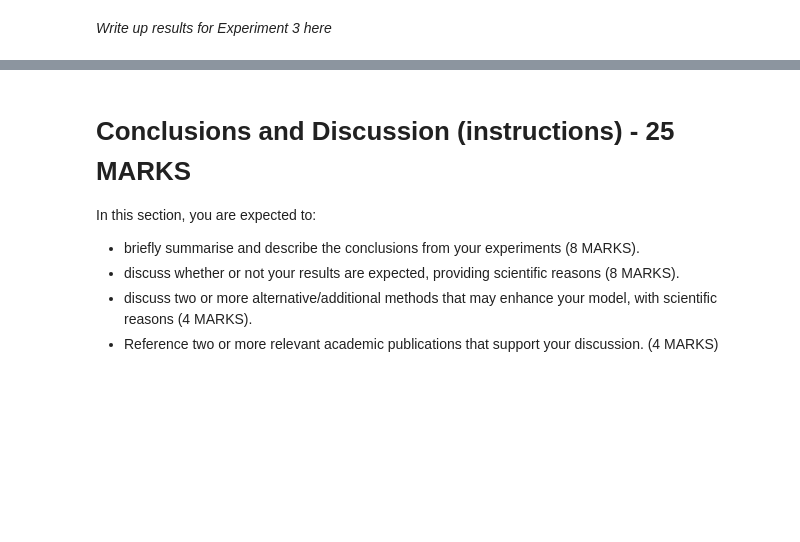
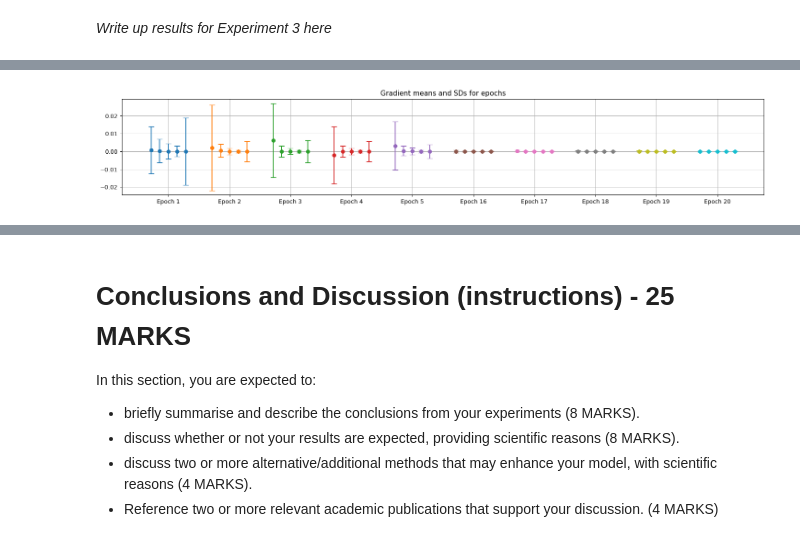
Before and after one commit to Guy29/CIFAR-10-experiments, a Jupyter notebook: 267649.ipynb, the cells around one changed output, grey strips where cells are left out. Cells and saved outputs as stored; diff of their text form; code cells hidden in the pictures; blank space fills up the shorter version.

```diff
--- a/267649.ipynb
+++ b/267649.ipynb
@@ -719,7 +748,13 @@ plt.show()
 # %%
-my_nn = NeuralNetwork(batch_norm=True).to(device)
+# Get training and testing data
+train_set = datasets.CIFAR10(root='data', train=True , transform=ToTensor())
+test_set  = datasets.CIFAR10(root='data', train=False, transform=ToTensor())
 
+# Create a new model that does not use dropout but which uses batch normalization
+batch_norm_model = NeuralNetwork(dropout_rate=0.0, batch_norm=True).to(device)
+
+# Train it
 loss_fn   = nn.CrossEntropyLoss()
-optimizer = torch.optim.SGD(my_nn.parameters(), lr=0.08, momentum=0.9)
+optimizer = torch.optim.SGD(batch_norm_model.parameters(), lr=0.08, momentum=0.9)
 scheduler = None
-my_nn_metrics = train_and_test(my_nn, train_set, test_set, 50, loss_fn, optimizer, scheduler, 12, device)
+batch_norm_metrics = train_and_test(batch_norm_model, train_set, test_set, 50, loss_fn, optimizer, scheduler, 20, device)
@@ -729,0 +761,5 @@ plot_gradient_stats(my_nn_metrics)
+# %%
+# Plot gradient stats for batch normed model
+plot_gradient_stats(batch_norm_metrics)
+# %% [output]
+[figure, added]
```
Also changed, not shown: parts of 5 cells of this notebook.
